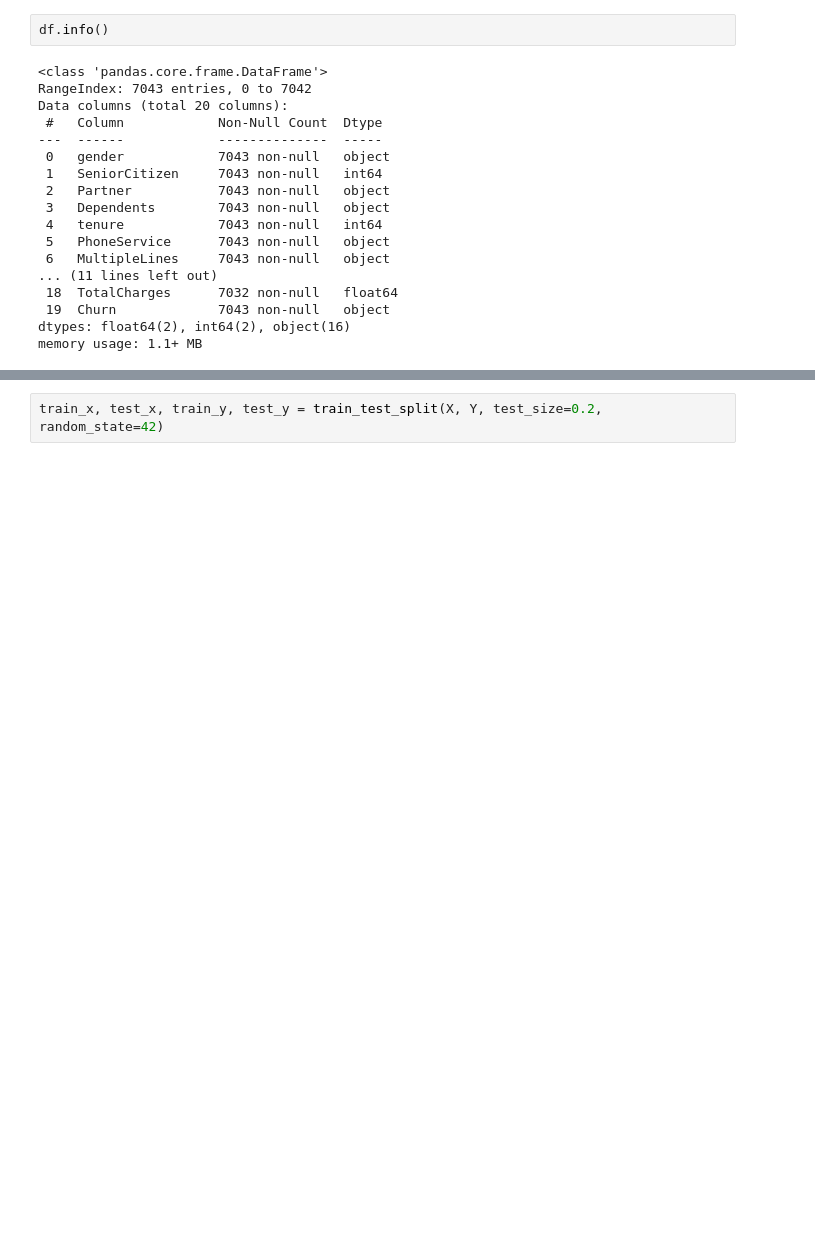
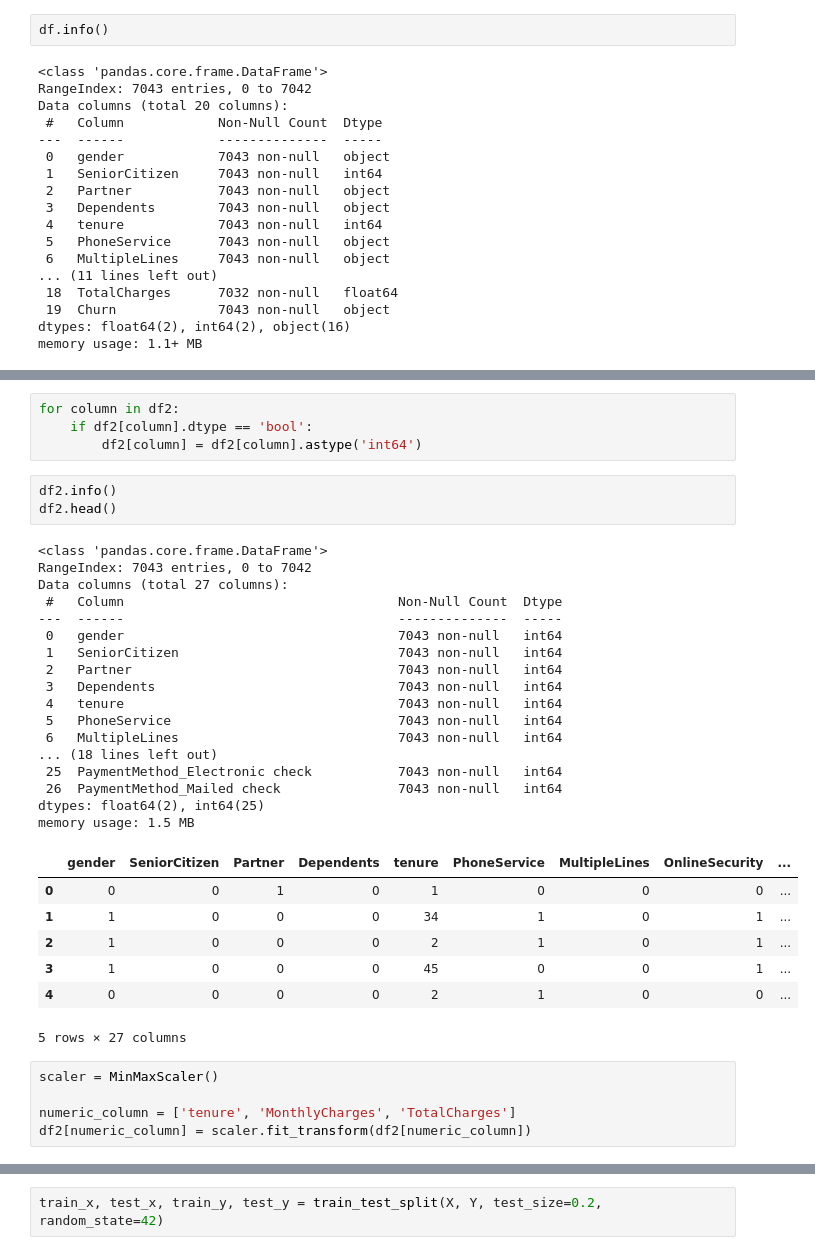
Before and after one commit to Benedixx/Telco_customer_churn, a Jupyter notebook: src/training.ipynb, the cells around one changed output, grey strips where cells are left out. Saved outputs shown, nothing was run; the diff lists cells and outputs as text; blank space fills up the shorter version.

```diff
--- a/src/training.ipynb
+++ b/src/training.ipynb
@@ -91 +186,38 @@ for col in df.columns:
+# %%
+for column in df2:
+    if df2[column].dtype == 'bool':
+        df2[column] = df2[column].astype('int64')
+# %%
+df2.info()
+df2.head()
+# %% [output]
+<class 'pandas.core.frame.DataFrame'>
+RangeIndex: 7043 entries, 0 to 7042
+Data columns (total 27 columns):
+ #   Column                                   Non-Null Count  Dtype
+---  ------                                   --------------  -----
+ 0   gender                                   7043 non-null   int64
+ 1   SeniorCitizen                            7043 non-null   int64
+ 2   Partner                                  7043 non-null   int64
+ 3   Dependents                               7043 non-null   int64
+ 4   tenure                                   7043 non-null   int64
+ 5   PhoneService                             7043 non-null   int64
+ 6   MultipleLines                            7043 non-null   int64
+... (18 lines left out)
+ 25  PaymentMethod_Electronic check           7043 non-null   int64
+ 26  PaymentMethod_Mailed check               7043 non-null   int64
+dtypes: float64(2), int64(25)
+memory usage: 1.5 MB
+|  | gender | SeniorCitizen | Partner | Dependents | tenure | PhoneService | MultipleLines | OnlineSecurity | ... |
+| 0 | 0 | 0 | 1 | 0 | 1 | 0 | 0 | 0 | ... |
+| 1 | 1 | 0 | 0 | 0 | 34 | 1 | 0 | 1 | ... |
+| 2 | 1 | 0 | 0 | 0 | 2 | 1 | 0 | 1 | ... |
+| 3 | 1 | 0 | 0 | 0 | 45 | 0 | 0 | 1 | ... |
+| 4 | 0 | 0 | 0 | 0 | 2 | 1 | 0 | 0 | ... |
+5 rows × 27 columns
+# %%
+scaler = MinMaxScaler()
+
+numeric_column = ['tenure', 'MonthlyCharges', 'TotalCharges']
+df2[numeric_column] = scaler.fit_transform(df2[numeric_column])
 # %%
```
Also changed, not shown: parts of 15 cells of this notebook.
